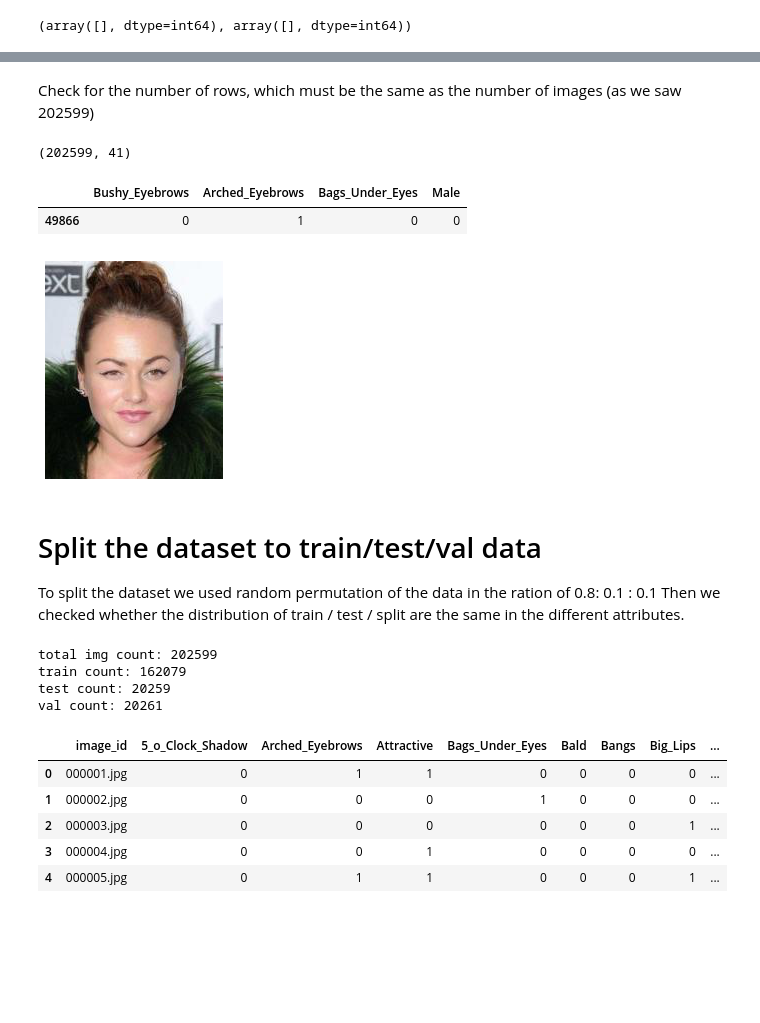
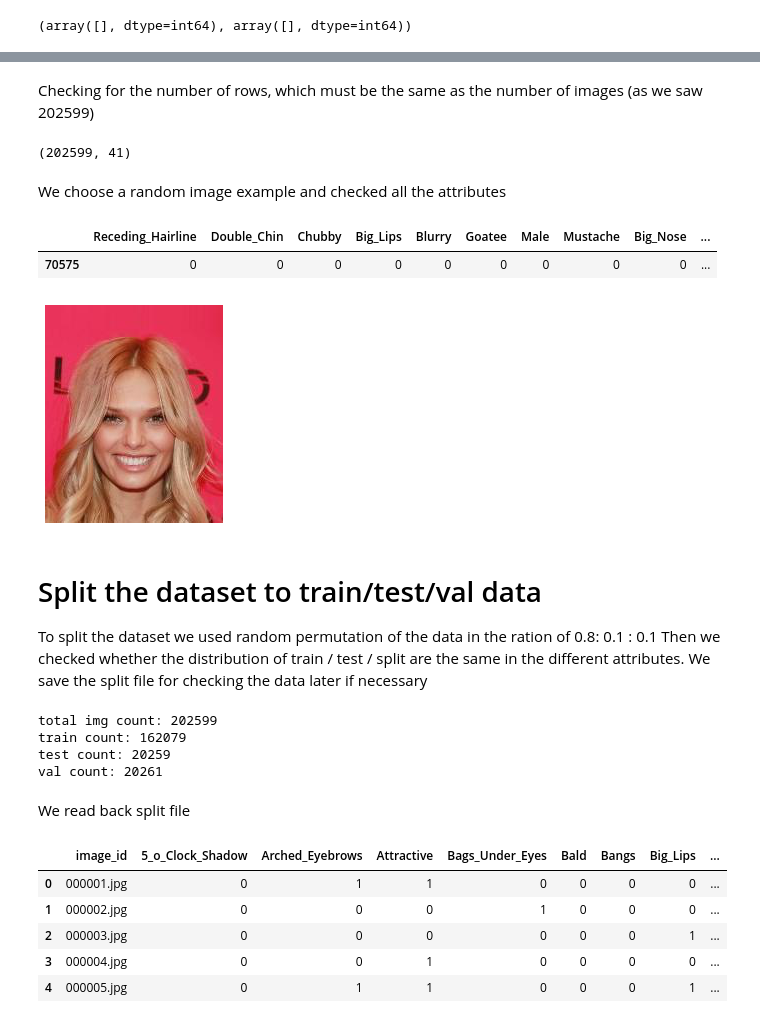
Before and after one commit to Kata5/DeepLearning2021, a Jupyter notebook: DeepLearning2021_Milestone01.ipynb, the cells around one changed output, grey strips where cells are left out. Saved outputs shown, nothing was run; the diff lists cells and outputs as text; code cells hidden in the pictures; blank space fills up the shorter version.

```diff
--- a/DeepLearning2021_Milestone01.ipynb
+++ b/DeepLearning2021_Milestone01.ipynb
@@ -126,7 +126,7 @@ Wearing_Necktie             2
 Young                       2
 dtype: int64
 # %% [markdown]
-Check for the number of rows, which must be the same as the number of images (as we saw 202599)
+Checking for the number of rows, which must be the same as the number of images (as we saw 202599)
 # %%
 df_attr.shape
 # %% [output]
@@ -141,23 +141,25 @@ import csv
 import numpy as np
 
 crsPath = 'img_align_celeba'
+# %% [markdown]
+We choose a random image example and checked all the attributes
 # %%
-#random example
 img_name = random.choice(os.listdir(crsPath))
 img = load_img(crsPath + os.sep + img_name)
 plt.grid(False)
 plt.axis('off')
 plt.imshow(img)
-df_attr.loc[df_attr['image_id'] == img_name][random.sample(list(df_attr.columns), len(df_attr.columns))[:4]] #some attributes
+df_attr.loc[df_attr['image_id'] == img_name][random.sample(list(df_attr.columns), len(df_attr.columns))[:]]
 # %% [output]
-|  | Bushy_Eyebrows | Arched_Eyebrows | Bags_Under_Eyes | Male |
-| 49866 | 0 | 1 | 0 | 0 |
+|  | Receding_Hairline | Double_Chin | Chubby | Big_Lips | Blurry | Goatee | Male | Mustache | Big_Nose | ... |
+| 70575 | 0 | 0 | 0 | 0 | 0 | 0 | 0 | 0 | 0 | ... |
-[figure, old version]
+[figure, new version]
 # %% [markdown]
 # Split the dataset to train/test/val data
 
 To split the dataset we used random permutation of the data in the ration of 0.8: 0.1 : 0.1
 Then we checked whether the distribution of train / test / split are the same in the different attributes.
+We save the split file for checking the data later if necessary
 # %%
 #setup ratio (val ratio = rest of the files in origin dir after splitting into train and test)
 train_ratio = 0.8
@@ -198,6 +200,8 @@ total img count: 202599
 train count: 162079
 test count: 20259
 val count: 20261
+# %% [markdown]
+We read back split file
 # %%
 df_split = pd.read_csv('list_eval_partition.csv', names=['image_id', 'split'])
 # %%
```
Also changed, not shown: parts of 31 cells of this notebook.
